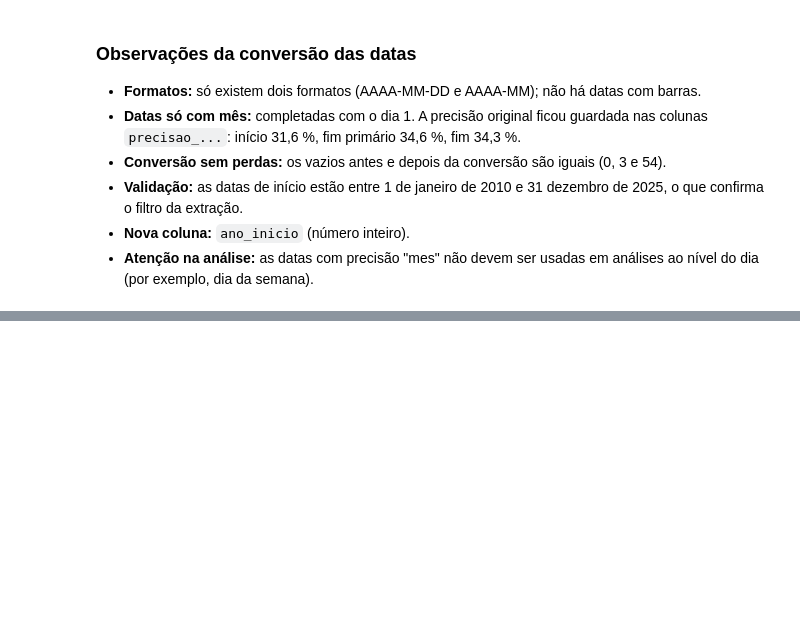
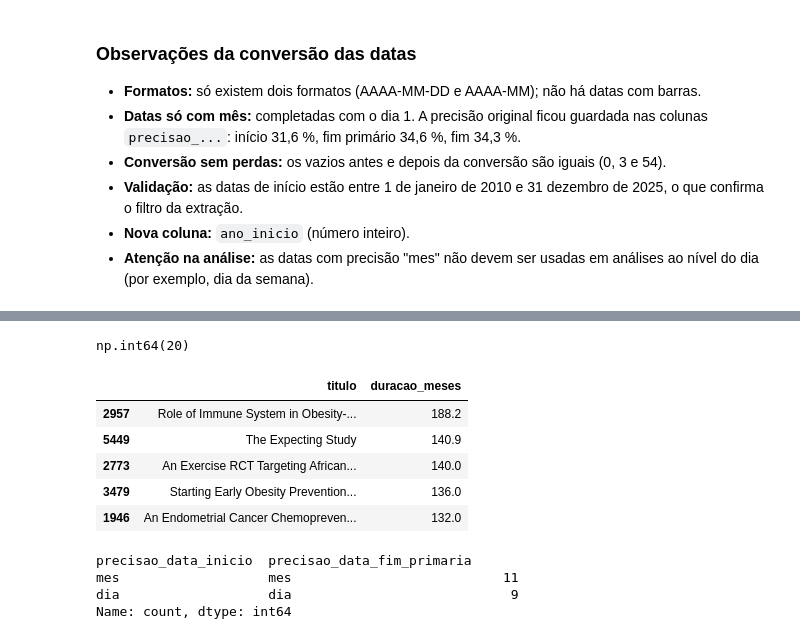
Before and after one commit to nanasofiait-dev/ensaios-obesidade, a Jupyter notebook: notebooks/02_limpeza.ipynb, the cells around one changed output, grey strips where cells are left out. Drawn from its saved outputs; the diff is of its cells as text; code cells hidden in the pictures; blank space fills up the shorter version.

Commit message:
Calcula a duração dos ensaios com validação das datas

```diff
--- a/notebooks/02_limpeza.ipynb
+++ b/notebooks/02_limpeza.ipynb
@@ -565,0 +635,5 @@ np.float64(34.3)
+# %%
+#datas (sem olhar ao estado)
+datas_ok = (fim_real & df_estudos["data_inicio"].notna()
+            & ~fim_no_futuro & ~fim_antes_inicio)
+datas_ok.sum()
@@ -565,0 +655,4 @@ np.float64(34.3)
+# %%
+chegou_resultado = df_estudos["estado"].isin(["COMPLETED", "ACTIVE_NOT_RECRUITING", "UNKNOWN"])
+valida_pragmatica = datas_ok & chegou_resultado
+valida_estrita = datas_ok & inicio_real & chegou_resultado
@@ -565,0 +667,2 @@ np.float64(34.3)
+# %%
+df_estudos["duracao_meses"] = ((df_estudos["data_fim_primaria"] - df_estudos["data_inicio"]).dt.days / 30.44).round(1)
@@ -565,0 +681,2 @@ np.float64(34.3)
+# %%
+df_estudos.loc[~valida_pragmatica, "duracao_meses"] = None
@@ -565,0 +695,21 @@ np.float64(34.3)
+# %%
+(df_estudos["duracao_meses"] == 0).sum()
+# %% [output]
+np.int64(20)
+# %%
+df_estudos.sort_values("duracao_meses", ascending=False)[["titulo", "duracao_meses"]].head()
+# %% [output]
+|  | titulo | duracao_meses |
+| 2957 | Role of Immune System in Obesity-... | 188.2 |
+| 5449 | The Expecting Study | 140.9 |
+| 2773 | An Exercise RCT Targeting African... | 140.0 |
+| 3479 | Starting Early Obesity Prevention... | 136.0 |
+| 1946 | An Endometrial Cancer Chemopreven... | 132.0 |
+# %%
+zero = df_estudos["duracao_meses"] == 0
+df_estudos[zero][["precisao_data_inicio", "precisao_data_fim_primaria"]].value_counts()
+# %% [output]
+precisao_data_inicio  precisao_data_fim_primaria
+mes                   mes                           11
+dia                   dia                            9
+Name: count, dtype: int64
```
Also changed, not shown: parts of 21 cells of this notebook.
